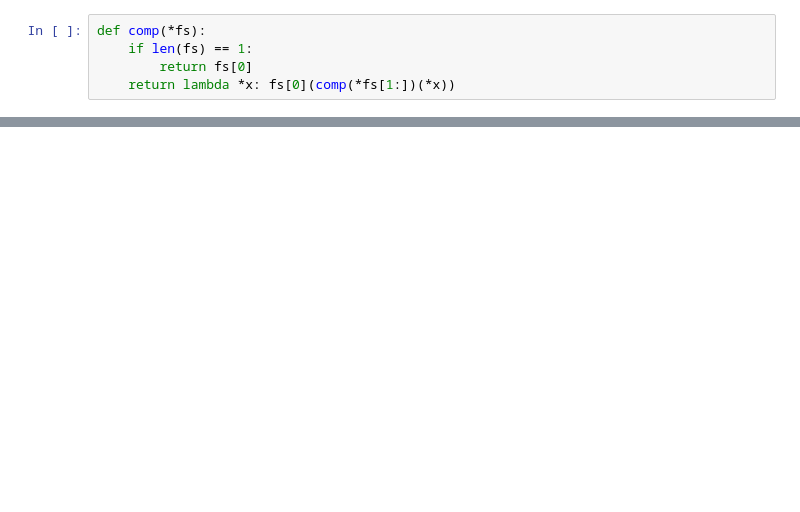
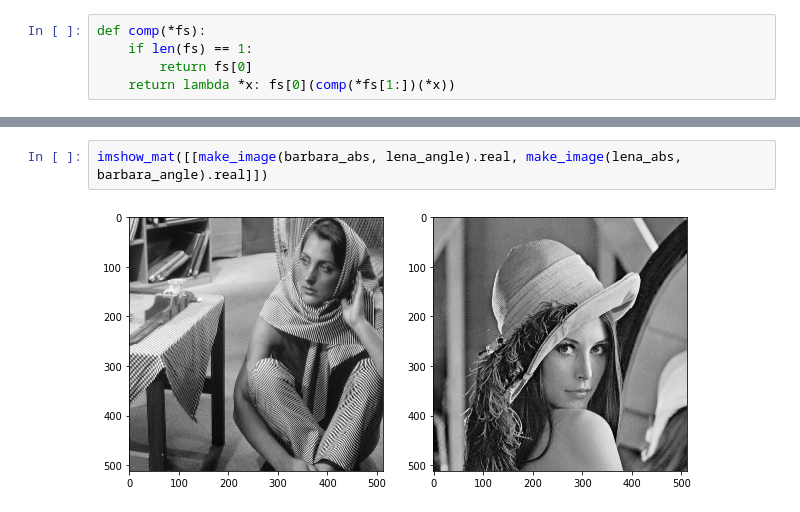
Before and after one commit to leovalais/TIFO, a Jupyter notebook: TIFO1.ipynb, the cells around one changed output, grey strips where cells are left out. Drawn from its saved outputs; the diff is of its cells as text; blank space fills up the shorter version.

```diff
--- a/TIFO1.ipynb
+++ b/TIFO1.ipynb
@@ -66,0 +99,4 @@ mapplot_fft(np.fft.fft2(boat),
+# %%
+imshow_mat([[make_image(barbara_abs, lena_angle).real, make_image(lena_abs, barbara_angle).real]])
+# %% [output]
+[figure, added]
```
Also changed, not shown: parts of 11 cells of this notebook.
